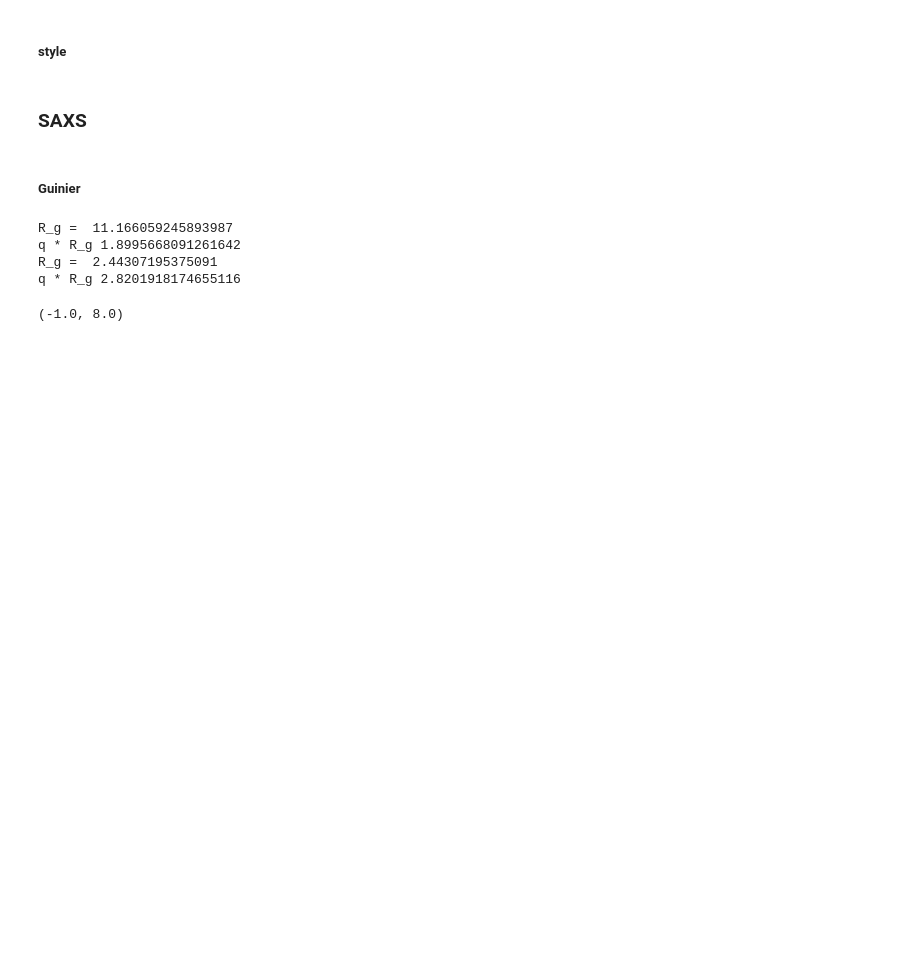
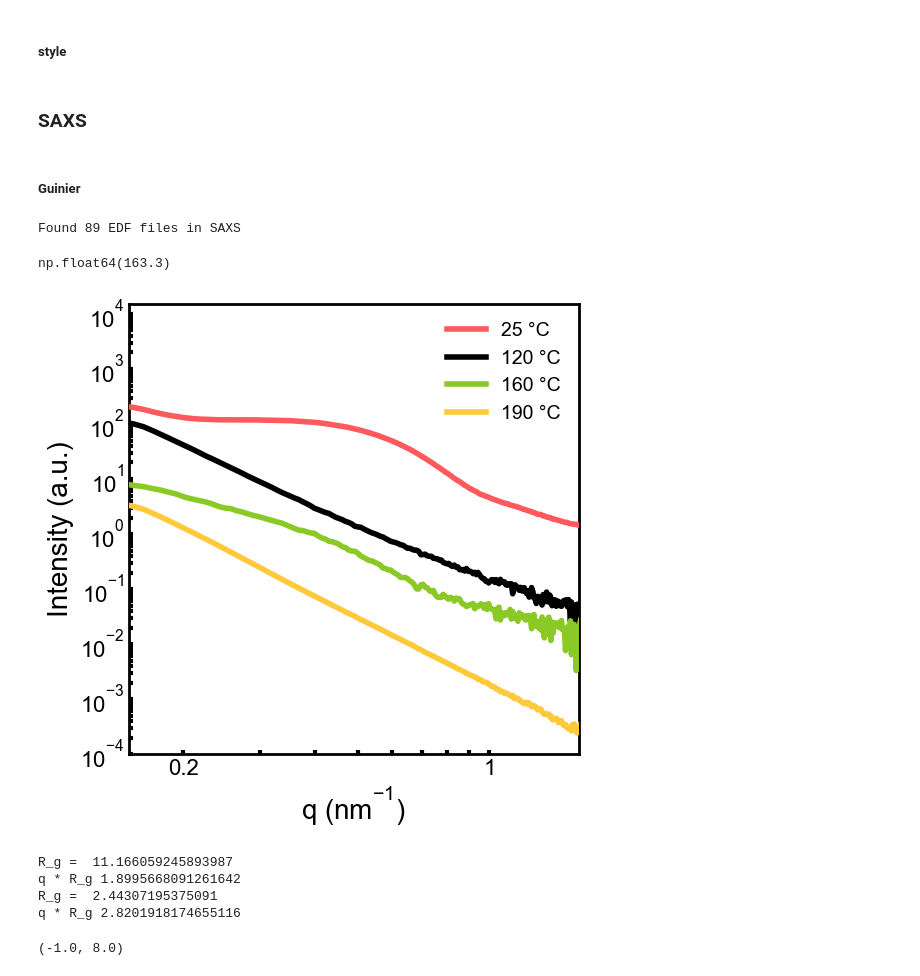
Before and after one commit to Akmalumarov/X_Ray_Scattering_Analysis, a Jupyter notebook: projects/Nanoparticles/Cu_Nps_Anokhin/Cu_NPs_clean.ipynb, the cells around one changed output. Cells and saved outputs as stored; diff of their text form; code cells hidden in the pictures; blank space fills up the shorter version.

```diff
--- a/projects/Nanoparticles/Cu_Nps_Anokhin/Cu_NPs_clean.ipynb
+++ b/projects/Nanoparticles/Cu_Nps_Anokhin/Cu_NPs_clean.ipynb
@@ -126,6 +126,70 @@ q_SAXS, I_SAXS_05_iso = Cu_05_iso.integrate1d_SAXS(ai_saxs, 1000, mask=img_mask_
 norm_saxs(q_SAXS, I_SAXS_05_iso)
 # %% [markdown]
 ##### Guinier
+# %%
+Cu_3_heat.get_T_profile()[70]
+# %% [output]
+Found 89 EDF files in SAXS
+np.float64(163.3)
+# %%
+fig, ax = plt.subplots(figsize=(6, 6))
+
+K = 0.99
+
+q = q_SAXS
+I1 = I_SAXS_05_iso
+I2 = I_SAXS_05_heat
+
+ax.plot(q, I2[0], linewidth=4, label='25 °C', color='#ff595e', zorder=10)
+ax.plot(q, I2[45] - 1.01, linewidth=4, label='120 °C', color='black', zorder=1)
+ax.plot(q, (I2[70] - K * I2[45]) / 3, linewidth=4, label='160 °C', color='#8ac926', zorder=8)
+ax.plot(q, (I1[-1] -  K * I2[45]) / 500, linewidth=4, label='190 °C', color='#ffca3a', zorder=9)
+
+# ax.plot(q, I2[75] - K * I2[45], linewidth=4, label='Heat (174 °C)',color='#1982c4', zorder=7)
+
+# ax.plot(q, I2[70] - K * I2[45], linewidth=4, label='Heat (164 °C)', color='#6a4c93', zorder=6)
+
+
+
+# lnsp = np.linspace(0.25, 0.4, 1000)
+# plt.plot(lnsp, lnsp**-4 / 1500, color='black', linewidth=2)
+# plt.plot(lnsp, np.ones(1000) * min(lnsp**-4 / 1500), color='black', linewidth=2)
+# plt.plot(np.ones(1000)*lnsp[0], lnsp**-4 / 1500, color='black',linewidth=2)
+
+
+ax.set_xscale('log')
+ax.set_yscale('log')
+ax.set_xlabel(r'q (nm$^{-1}$)', fontsize=20, fontfamily='Arial')
+ax.set_ylabel(r'Intensity (a.u.)', fontsize=20, fontfamily='Arial')
+ax.set_xlim(0.15, 1.6)
+ax.set_ylim(0.1e-3, 1.5e4)
+ax.set_xticks([0.2, 1])
+ax.set_xticklabels(['0.2', '1'])
+
+# Легенда
+ax.legend(fontsize=14, frameon=False, fancybox=False, shadow=False)
+
+# Утолщенные рамки
+for axis in ['top','bottom','left','right']:
+    ax.spines[axis].set_linewidth(2)
+
+# Настройка tick parameters
+ax.tick_params(axis="both", which='both', direction="in", width=3, length=3, labelsize=16)
+
+# Убедимся, что все tick labels используют Arial
+for tick in ax.get_xticklabels():
+    tick.set_fontfamily('Arial')
+
+for tick in ax.get_yticklabels():
+    tick.set_fontfamily('Arial')
+
+# ax.text(0.05, 0.97, 'a)', transform=ax.transAxes, fontsize=24, #fontweight='bold',
+#          fontfamily='Arial', verticalalignment='top', horizontalalignment='left')
+
+ax.set_position([0.15, 0.15, 0.75, 0.75])
+plt.savefig(r'E:\Nps Cu\Figures\Fig_proposal.png', dpi=300, bbox_inches='tight', transparent=True)
+# %% [output]
+[figure, added]
 # %%
 plt.figure(figsize=(5,5))
 Y = np.log(I_SAXS_05_iso[-1] - I_SAXS_05_heat[45])
```
Also changed, not shown: parts of 10 cells of this notebook, 6 other files.
